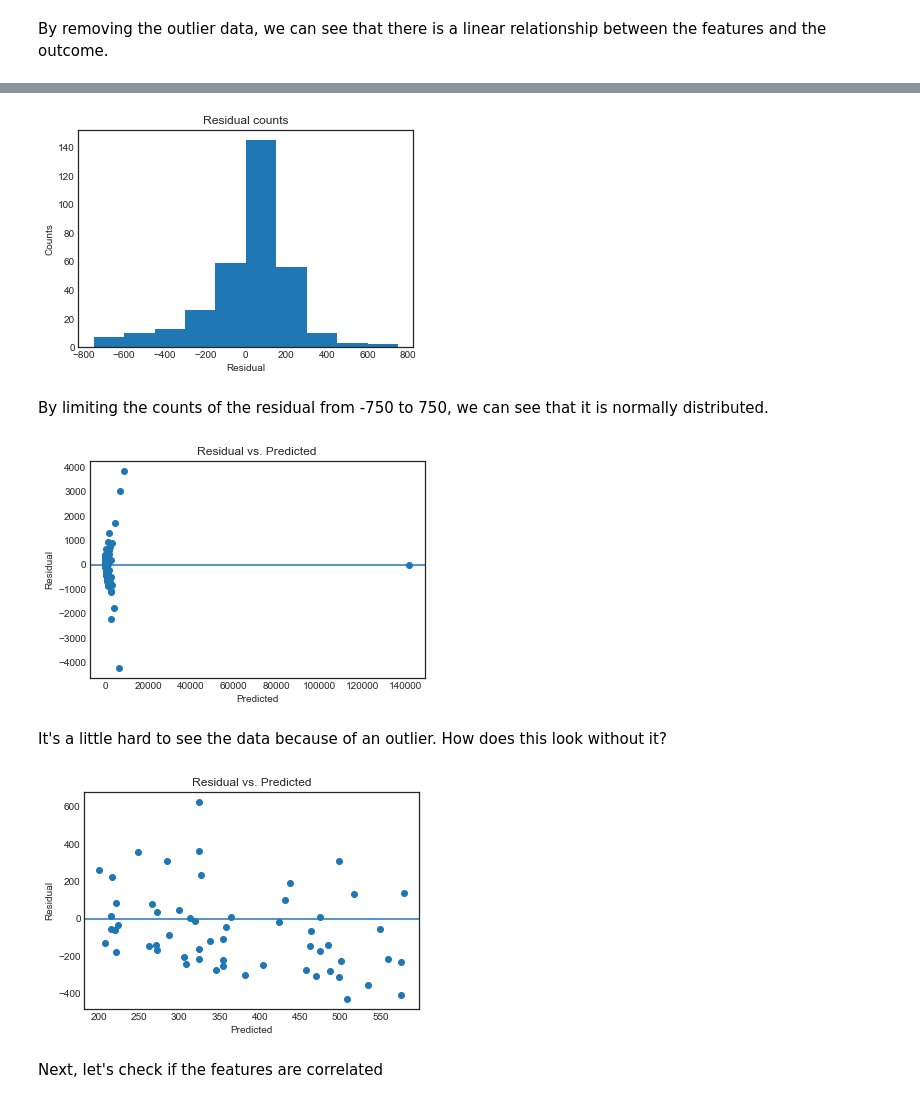
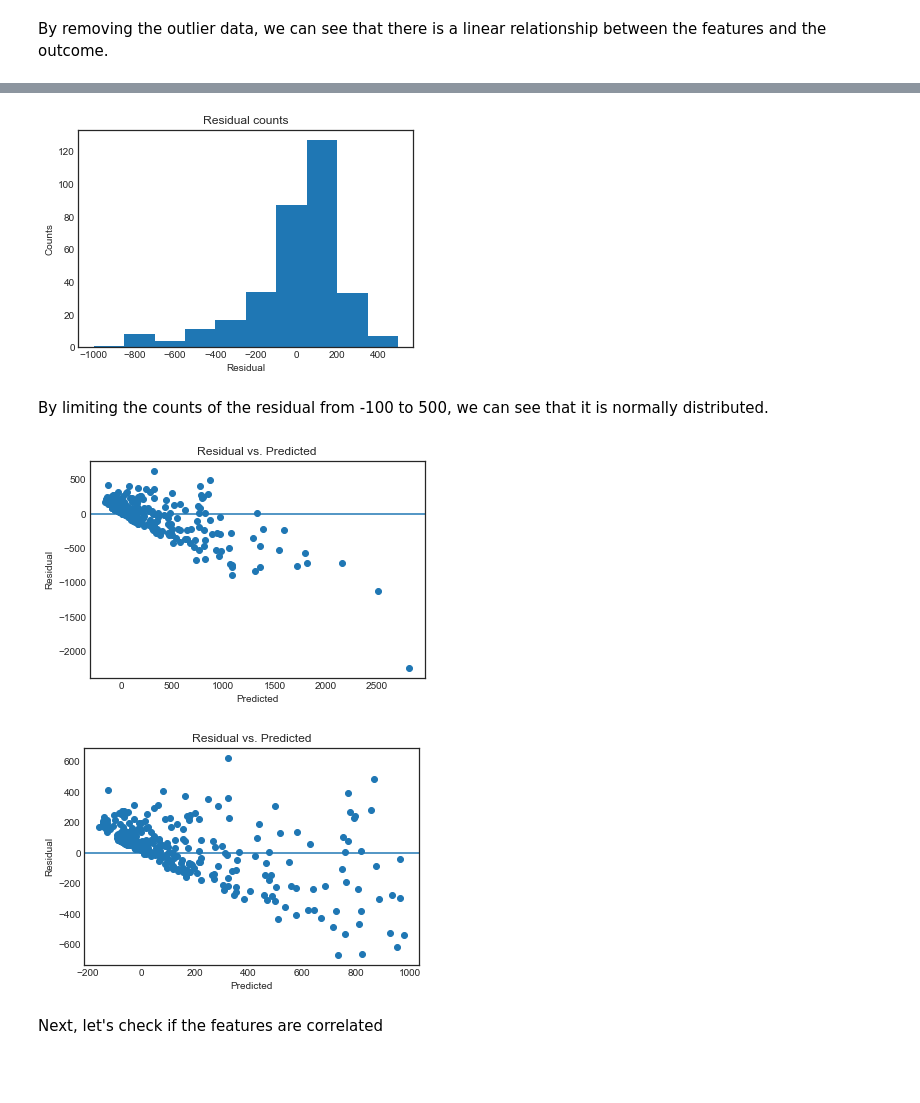
Before and after one commit to brianjinkim/thinkful_datascience, a Jupyter notebook: 2.4 Property Crime.ipynb, the cells around one changed output, grey strips where cells are left out. Cells and saved outputs as stored; diff of their text form; code cells hidden in the pictures; blank space fills up the shorter version.

```diff
--- a/2.4 Property Crime.ipynb
+++ b/2.4 Property Crime.ipynb
@@ -32,9 +34,18 @@ df = df.astype('int64')
 # %%
-df['population_sq'] = (df['population'] * df['population']).apply(lambda x: '%.f' % x)
+#data cleaning
+df = df.drop(df.index[:4])
+df['robbery'] = df['robbery'].replace('[^0-9]+', '', regex=True)
+df['population'] = df['population'].replace('[^0-9]+', '', regex=True)
+df['property crime'] = df['property crime'].replace('[^0-9]+', '', regex=True)
+
+df = df[['population', 'robbery', 'murder', 'property crime']].dropna()
+df = df.astype('int64')
+
+df['population_sq'] = (df['population'] ** 2).apply(lambda x: '%.f' % x)
 df['murder'] = np.where(df['murder'] > 0, 1, 0)
 df['robbery'] = np.where(df['robbery'] > 0, 1, 0)
 
-display(df.head())
+df.head()
 # %% [output]
 |  | population | robbery | murder | property crime | population_sq |
 | 4 | 1861 | 0 | 0 | 12 | 3463321 |
@@ -42,3 +53,6 @@ display(df.head())
 | 6 | 2846 | 0 | 0 | 16 | 8099716 |
 | 7 | 97956 | 1 | 1 | 4090 | 9595377936 |
 | 8 | 6388 | 1 | 0 | 223 | 40806544 |
+# %%
+sns.set_style('white')
+sns.pairplot(df[['population', 'murder', 'robbery', 'property crime']], dropna=True)
@@ -124,7 +139,7 @@ By removing the outlier data, we can see that there is a linear relationship bet
 # %%
 #check if plot has normal distribution
 actual = df['property crime']
-residual = actual - predicted
+residual = feature.outcome - feature.predicted
 
 plt.hist(residual)
 plt.title('Residual Counts')
@@ -138,39 +153,35 @@ It looks like it COULD be normally distributed. Maybe the range is just so large
 # %%
-plt.hist(residual, range=(-750, 750))
+plt.hist(residual, range=(-1000, 500))
 plt.title('Residual counts')
 plt.xlabel('Residual')
 plt.ylabel('Counts')
 plt.show()
 # %% [output]
-[figure, old version]
+[figure, new version]
 # %% [markdown]
-By limiting the counts of the residual from -750 to 750, we can see that it is normally distributed.
+By limiting the counts of the residual from -100 to 500, we can see that it is normally distributed.
 # %%
 #check if errors are consistent for all predicted values
-plt.scatter(predicted, residual)
+plt.scatter(feature.predicted, residual)
 plt.xlabel('Predicted')
 plt.ylabel('Residual')
 plt.axhline(y=0)
 plt.title('Residual vs. Predicted')
 plt.show()
 # %% [output]
-[figure, old version]
+[figure, new version]
-# %% [markdown]
-It's a little hard to see the data because of an outlier. How does this look without it?
 # %%
-df['predicted'] = predicted
-df['residual'] = actual - predicted
-outlier_removed = pd.DataFrame()
+feature['residual'] = residual
+feature = feature[feature['predicted'] < 1000]
 
-outlier_removed = df[(df['predicted'] < 600) & (df['predicted'] > 200)]
-plt.scatter(outlier_removed.predicted, outlier_removed.residual)
+plt.scatter(feature.predicted, feature.residual)
 plt.xlabel('Predicted')
 plt.ylabel('Residual')
 plt.axhline(y=0)
 plt.title('Residual vs. Predicted')
 plt.show()
 # %% [output]
-[figure, old version]
+[figure, new version]
 # %% [markdown]
 Next, let's check if the features are correlated
 # %%
```
Also changed, not shown: parts of 10 cells of this notebook.
